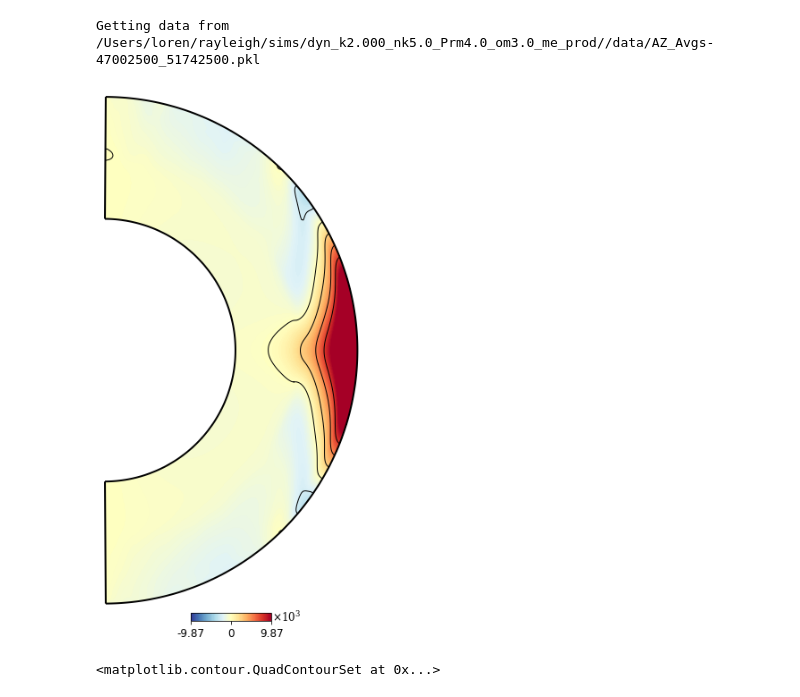
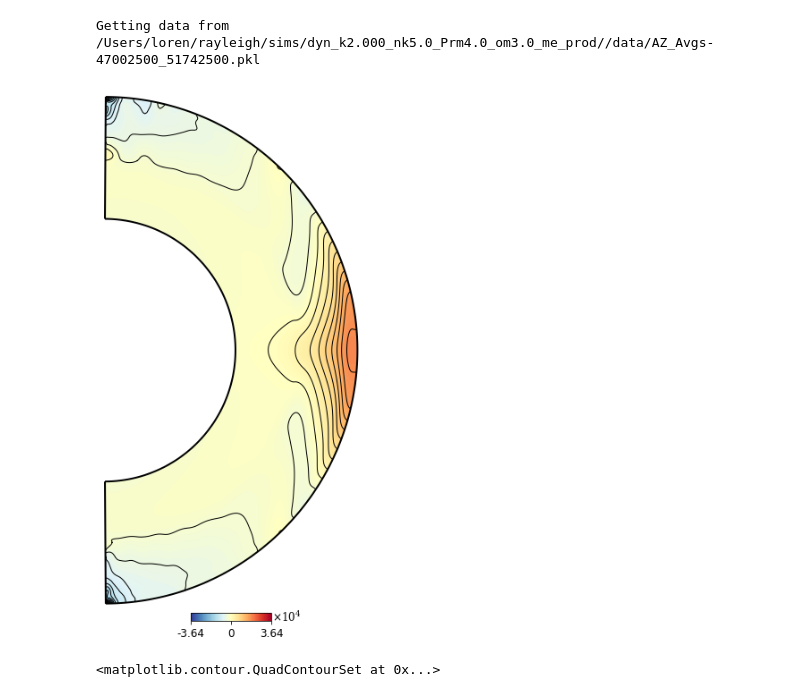
Before and after one commit to illorenzo7/rayleigh_utils, a Jupyter notebook: notebooks/test_contourf.ipynb, the cells around one changed output. Drawn from its saved outputs; the diff is of its cells as text; code cells hidden in the pictures.

```diff
--- a/notebooks/test_contourf.ipynb
+++ b/notebooks/test_contourf.ipynb
@@ -37,8 +37,8 @@ yy = di_grid['zz']/np.max(rr)
 func1 = di_grid['rr_2d']/rsun + np.zeros((nt, nr))
 func2 = tt_lat.reshape((nt, 1)) + np.zeros((nt, nr))
 # %%
-my_contourf(xx, yy, vp_av,
+my_contourf(xx, yy, vp_av/xx, ncontours=32, fullrange=True,\
             func1=func1, func2=func2, plotboundary=True)
 # %% [output]
-[figure, old version]
+[figure, new version]
 <matplotlib.contour.QuadContourSet at 0x...>
```
Also changed, not shown: 3 other files.
